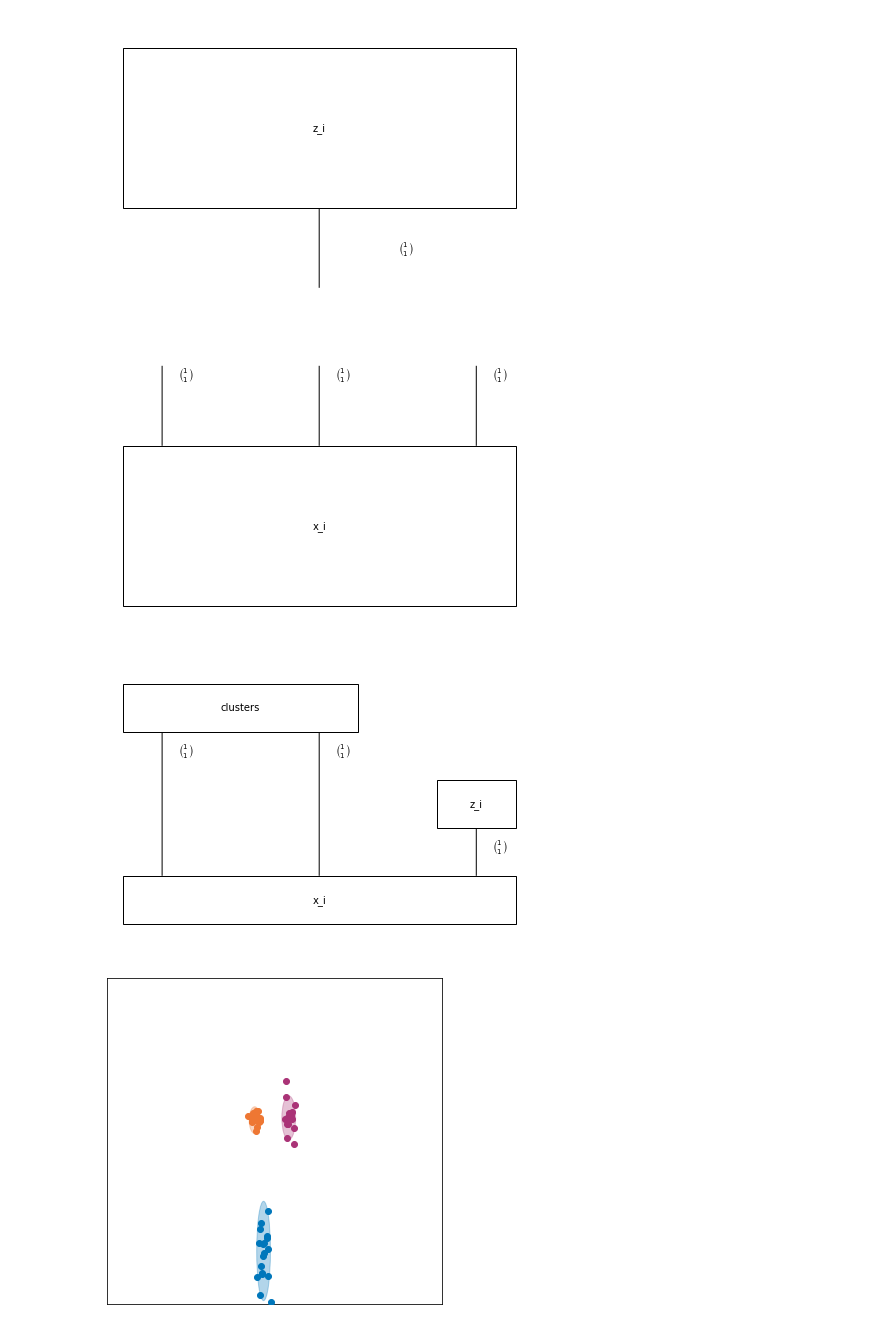
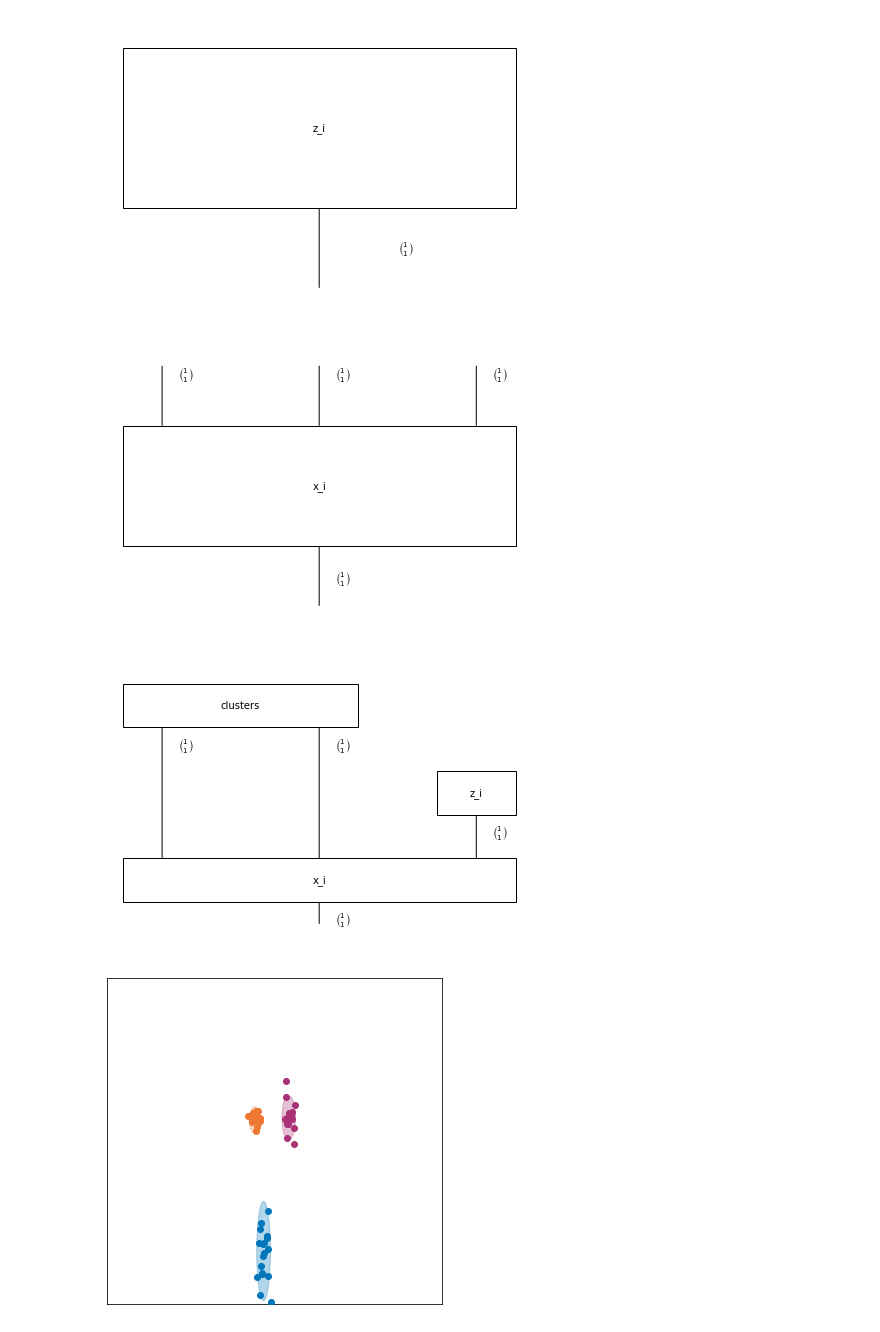
Before and after one commit to esennesh/combinators, a Jupyter notebook: examples/gmm/gmm.ipynb, the cells around one changed output. Drawn from its saved outputs; the diff is of its cells as text; code cells hidden in the pictures.

Commit message:
examples/gmm: output model structure in string diagram form
Signed-off-by: Eli Sennesh <sennesh.e@northeastern.edu>

```diff
--- a/examples/gmm/gmm.ipynb
+++ b/examples/gmm/gmm.ipynb
@@ -39,14 +39,14 @@ cluster_latent.draw()
 # %%
 likelihood = gmm.SamplePoint()
 gibbs = gmm.ObservationGibbs()
 
-likelihood = sampler.importance_box('x_i', likelihood, gibbs, (1,), (NUM_PARTICLES,), PRO(3), PRO(0))
+likelihood = sampler.importance_box('x_i', likelihood, gibbs, (1,), (NUM_PARTICLES,), PRO(3), PRO(1))
 likelihood = conditioning.SequentialConditioner(x_i=xs.unsqueeze(dim=1))(likelihood)
 likelihood.draw()
 # %% [output]
-[figure, old version]
+[figure, new version]
 # %%
 model = (clusters_prior @ cluster_latent) >> likelihood
 model.draw()
 # %% [output]
-[figure, old version]
+[figure, new version]
```
Also changed, not shown: parts of 10 cells of this notebook.
